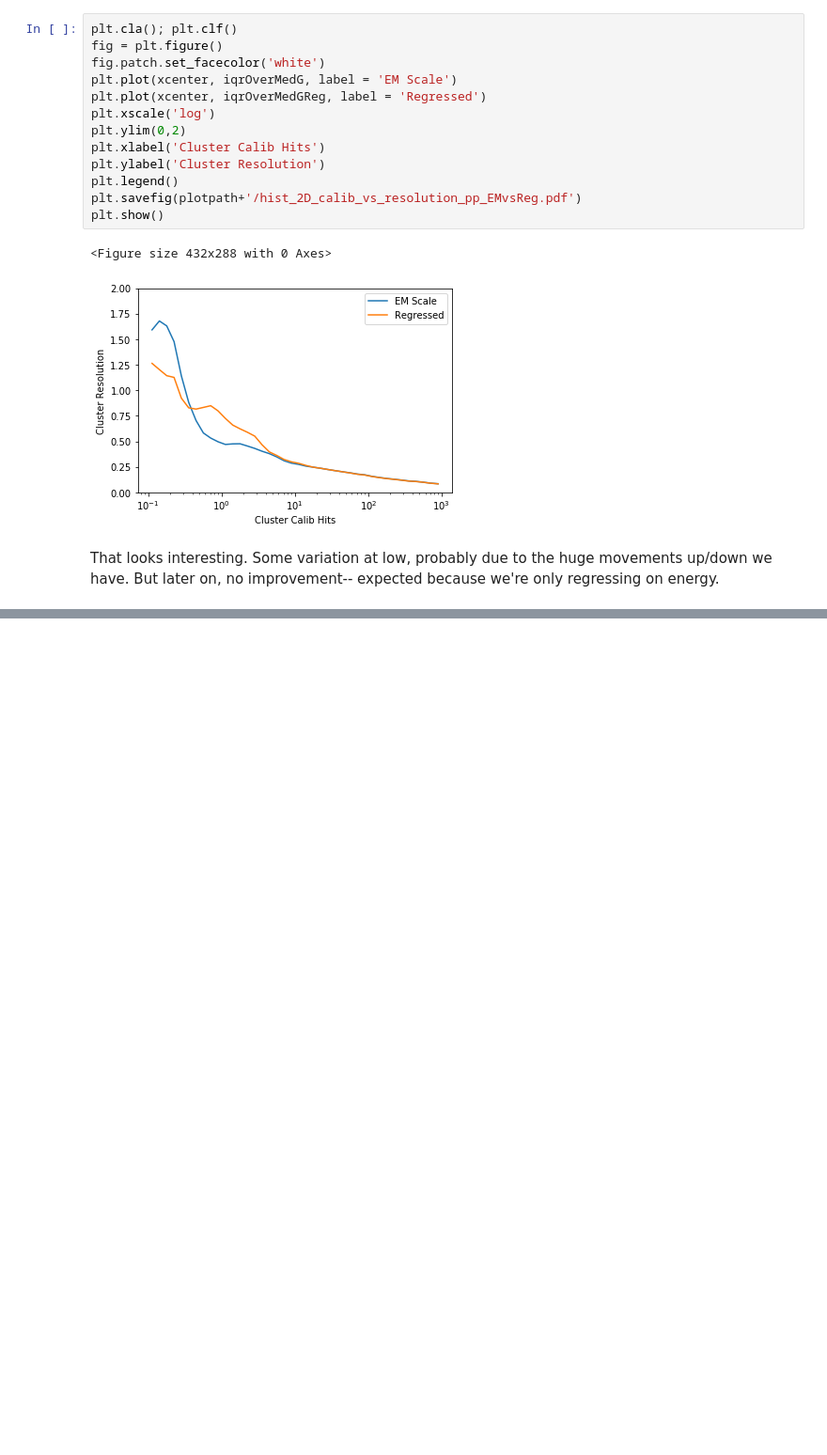
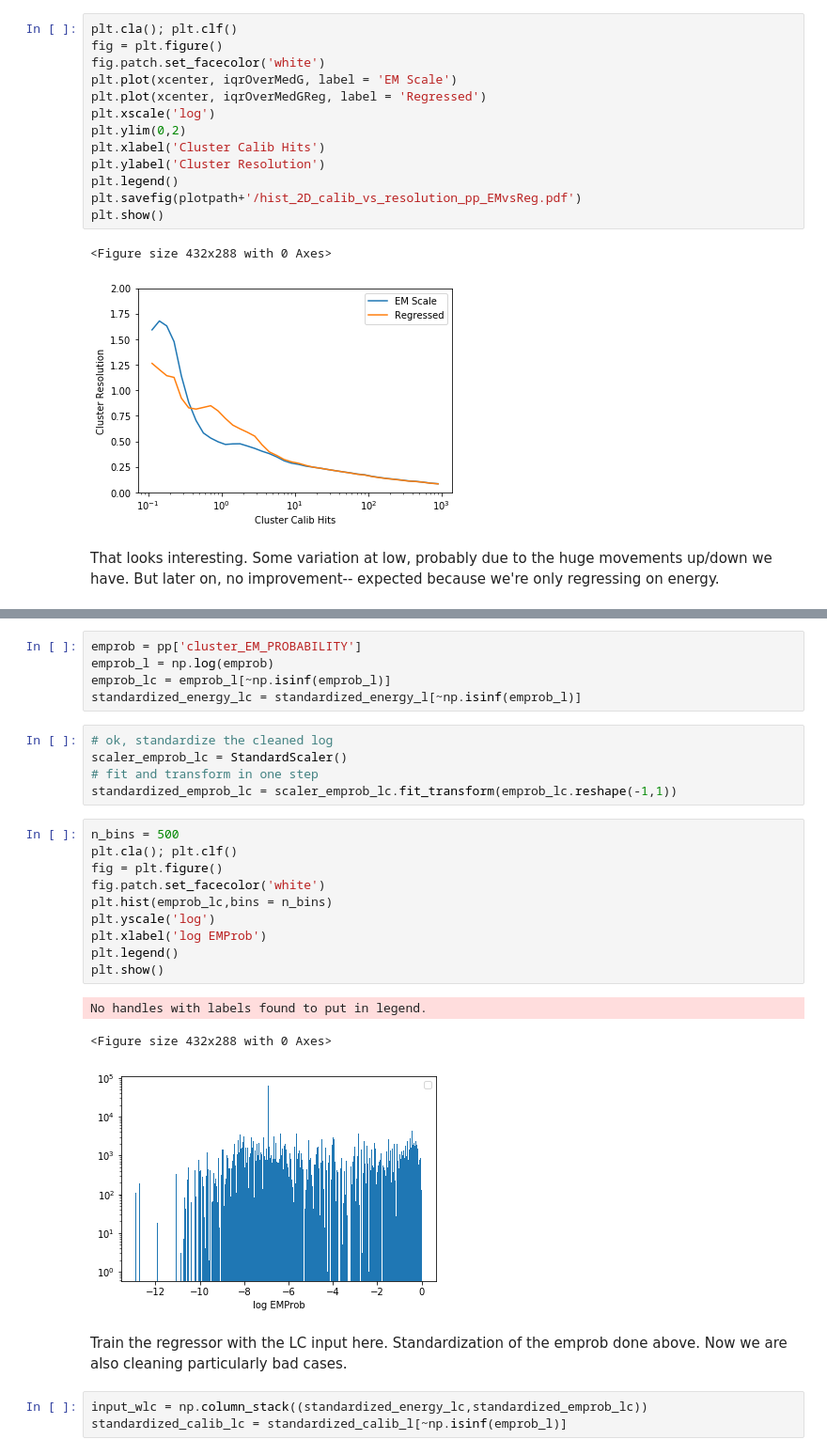
Before and after one commit to russbate42/UBCPionML, a Jupyter notebook: regression/TopClusterRegressionRewrite.ipynb, the cells around one changed output, grey strips where cells are left out. Shown at 94% size. Saved outputs shown, nothing was run; the diff lists cells and outputs as text; blank space fills up the shorter version.

```diff
--- a/regression/TopClusterRegressionRewrite.ipynb
+++ b/regression/TopClusterRegressionRewrite.ipynb
@@ -431,0 +519,29 @@ That looks interesting. Some variation at low, probably due to the huge movement
+# %%
+emprob = pp['cluster_EM_PROBABILITY']
+emprob_l = np.log(emprob)
+emprob_lc = emprob_l[~np.isinf(emprob_l)]
+standardized_energy_lc = standardized_energy_l[~np.isinf(emprob_l)]
+# %%
+# ok, standardize the cleaned log
+scaler_emprob_lc = StandardScaler()
+# fit and transform in one step
+standardized_emprob_lc = scaler_emprob_lc.fit_transform(emprob_lc.reshape(-1,1))
+# %%
+n_bins = 500
+plt.cla(); plt.clf()
+fig = plt.figure()
+fig.patch.set_facecolor('white')
+plt.hist(emprob_lc,bins = n_bins)
+plt.yscale('log')
+plt.xlabel('log EMProb')
+plt.legend()
+plt.show()
+# %% [output]
+No handles with labels found to put in legend.
+<Figure size 432x288 with 0 Axes>
+[figure, added]
+# %% [markdown]
+Train the regressor with the LC input here. Standardization of the emprob done above. Now we are also cleaning particularly bad cases.
+# %%
+input_wlc = np.column_stack((standardized_energy_lc,standardized_emprob_lc))
+standardized_calib_lc = standardized_calib_l[~np.isinf(emprob_l)]
```
Also changed, not shown: parts of 16 cells of this notebook.
